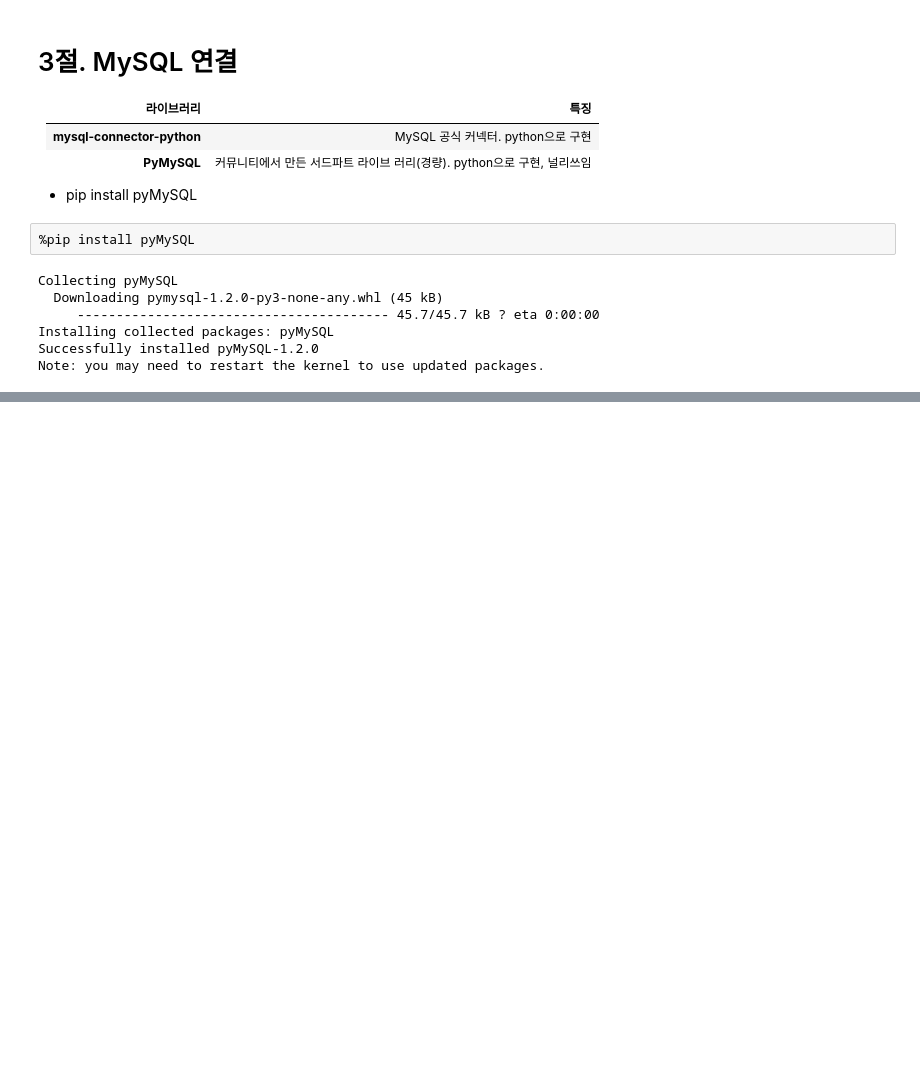
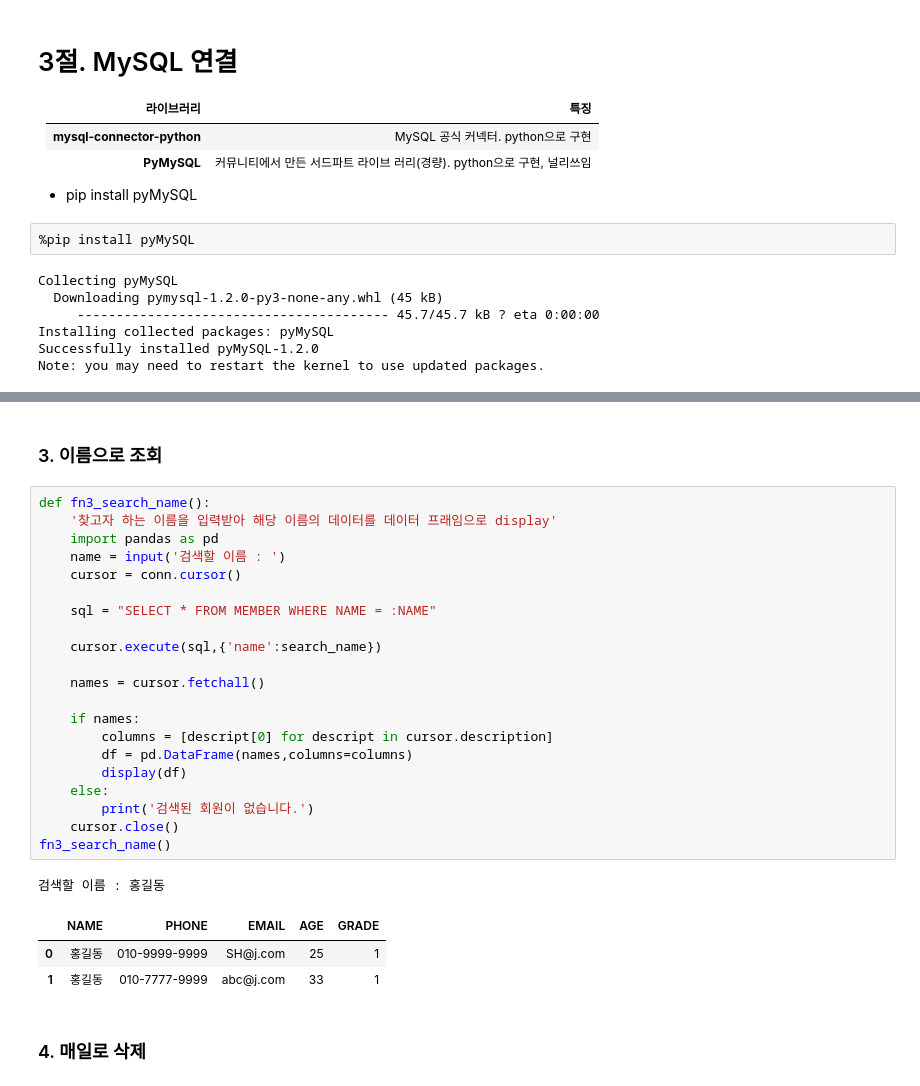
Before and after one commit to zardness/Sang, a Jupyter notebook: source/01_python/ch15_데이터 배이스연동.ipynb, the cells around one changed output, grey strips where cells are left out. Cells and saved outputs as stored; diff of their text form; blank space fills up the shorter version.

```diff
--- a/source/01_python/ch15_데이터 배이스연동.ipynb
+++ b/source/01_python/ch15_데이터 배이스연동.ipynb
@@ -370,0 +519,30 @@ conn = pymysql.connect(
+# %% [markdown]
+### 3. 이름으로 조회
+# %%
+def fn3_search_name():
+    '찾고자 하는 이름을 입력받아 해당 이름의 데이터를 데이터 프래임으로 display'
+    import pandas as pd
+    name = input('검색할 이름 : ')
+    cursor = conn.cursor()
+
+    sql = "SELECT * FROM MEMBER WHERE NAME = :NAME"
+
+    cursor.execute(sql,{'name':search_name})
+
+    names = cursor.fetchall()
+
+    if names:
+        columns = [descript[0] for descript in cursor.description]
+        df = pd.DataFrame(names,columns=columns)
+        display(df)
+    else:
+        print('검색된 회원이 없습니다.')
+    cursor.close()
+fn3_search_name()
+# %% [output]
+검색할 이름 : 홍길동
+|  | NAME | PHONE | EMAIL | AGE | GRADE |
+| 0 | 홍길동 | 010-9999-9999 | SH@j.com | 25 | 1 |
+| 1 | 홍길동 | 010-7777-9999 | abc@j.com | 33 | 1 |
+# %% [markdown]
+### 4. 매일로 삭제
```
Also changed, not shown: parts of 16 cells of this notebook, 15 other files.
